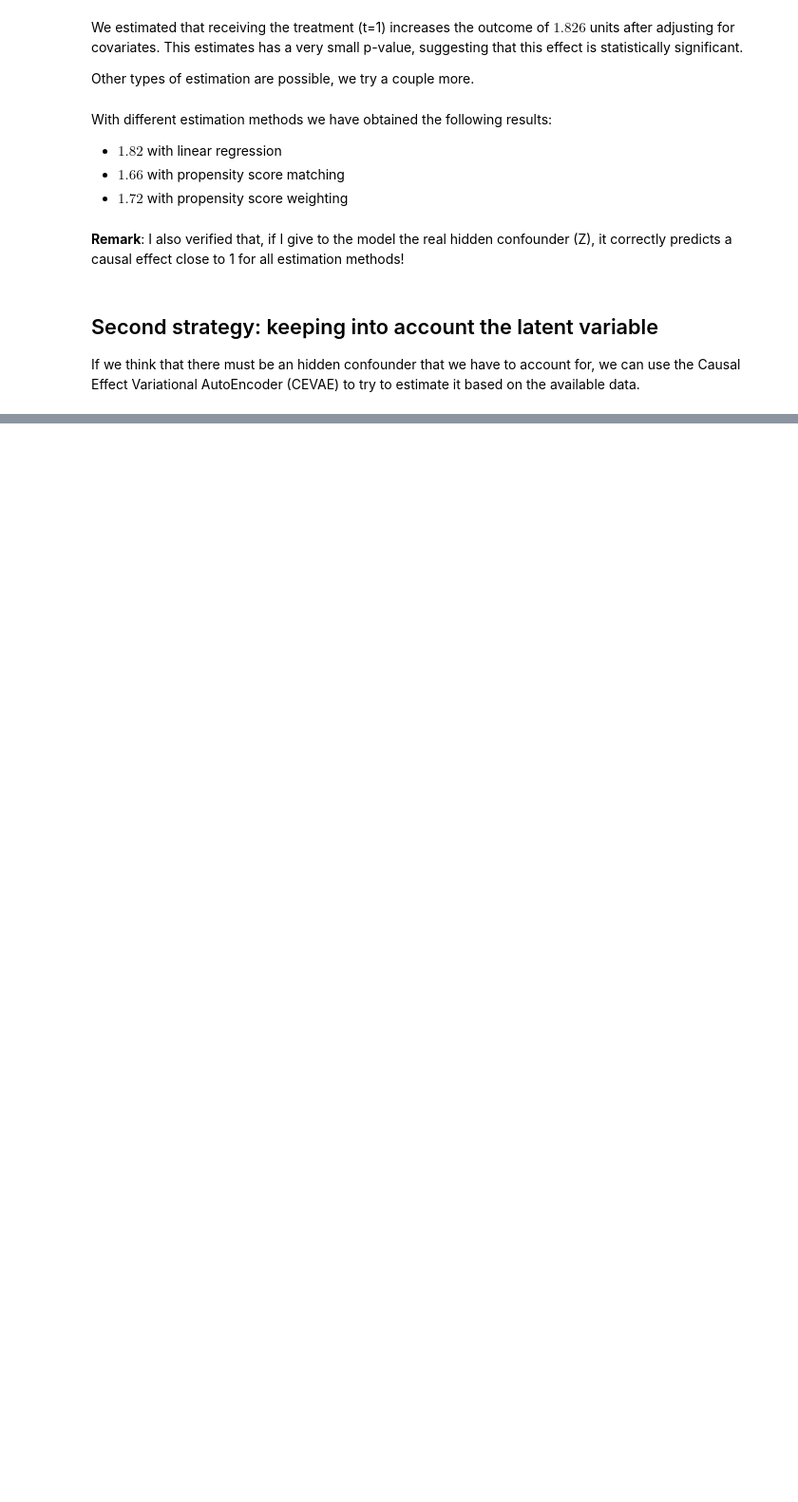
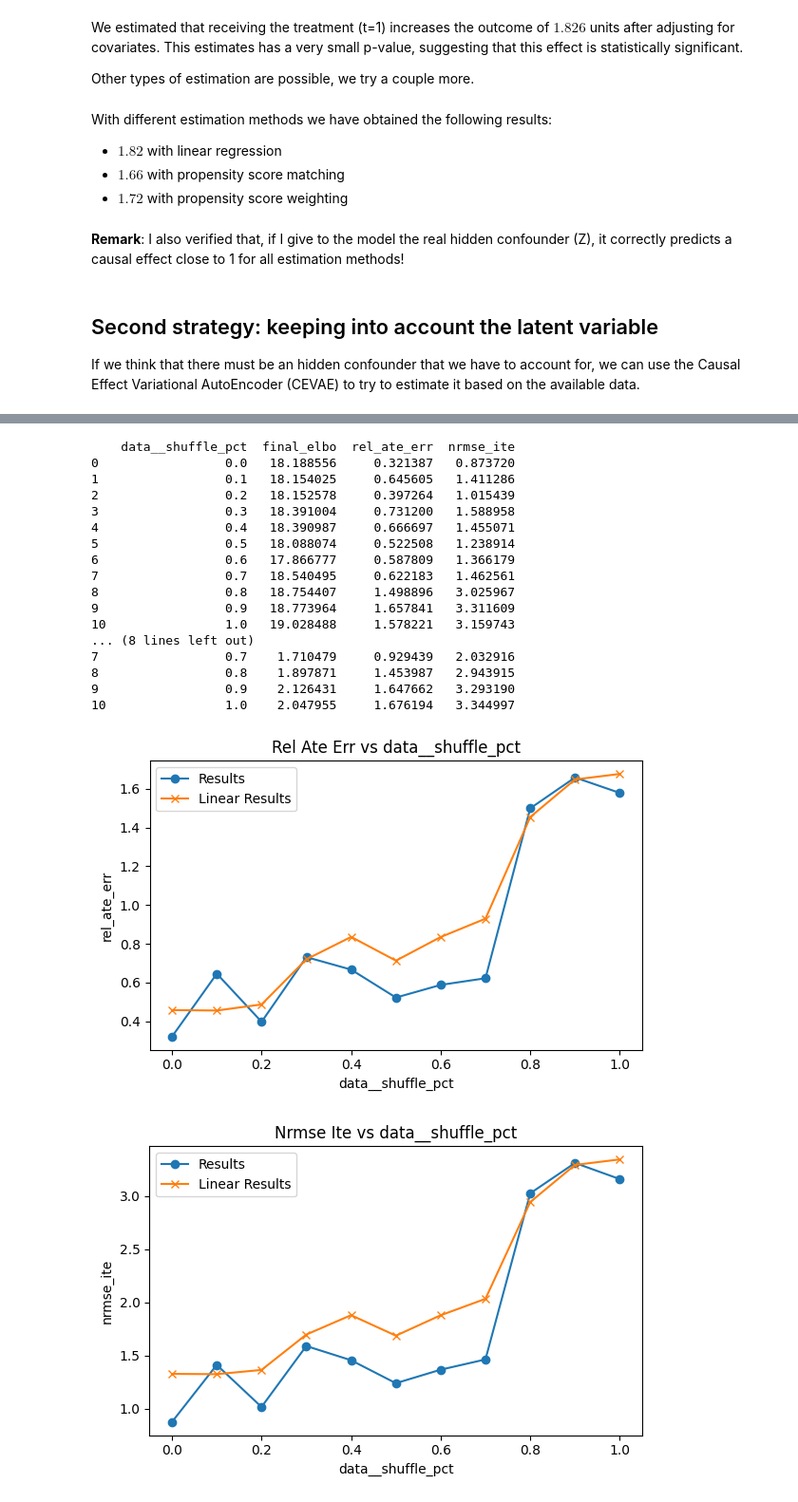
Before and after one commit to christianfaccio/causal_machine_learning, a Jupyter notebook: src/causal_effect_inference.ipynb, the cells around one changed output, grey strips where cells are left out. Shown at 95% size. Saved outputs shown, nothing was run; the diff lists cells and outputs as text; code cells hidden in the pictures; blank space fills up the shorter version.

```diff
--- a/src/causal_effect_inference.ipynb
+++ b/src/causal_effect_inference.ipynb
@@ -689,0 +669,26 @@ plot_experiment_results(results)
+# %%
+# set up params to sweep
+param_grid = {
+    "data__shuffle_pct": np.linspace(0.0, 1.0, 11)
+}
+
+# run the experiment
+res = run_experiment(
+    param_grid,
+    data_fn=synthetic_dataset_non_linear,
+    model_cls=CEVAE,
+    metrics_fns=metrics,
+    data_kwargs=data_defaults_non_lin,
+    model_kwargs=model_defaults,
+    fit_kwargs=fit_defaults,
+)
+
+res_baseline = run_experiment(
+    param_grid   = param_grid,
+    data_fn      = synthetic_dataset_non_linear,
+    model_cls    = LinearModel,
+    metrics_fns  = metrics,
+    data_kwargs = data_defaults_non_lin,
+    model_kwargs  = {},
+    fit_kwargs   = {},
+)
@@ -689,0 +713,24 @@ plot_experiment_results(results)
+# %%
+print(res)
+print(res_baseline)
+plot_two_experiment_results(res, res_baseline, x_param="data__shuffle_pct")
+# %% [output]
+    data__shuffle_pct  final_elbo  rel_ate_err  nrmse_ite
+0                 0.0   18.188556     0.321387   0.873720
+1                 0.1   18.154025     0.645605   1.411286
+2                 0.2   18.152578     0.397264   1.015439
+3                 0.3   18.391004     0.731200   1.588958
+4                 0.4   18.390987     0.666697   1.455071
+5                 0.5   18.088074     0.522508   1.238914
+6                 0.6   17.866777     0.587809   1.366179
+7                 0.7   18.540495     0.622183   1.462561
+8                 0.8   18.754407     1.498896   3.025967
+9                 0.9   18.773964     1.657841   3.311609
+10                1.0   19.028488     1.578221   3.159743
+... (8 lines left out)
+7                 0.7    1.710479     0.929439   2.032916
+8                 0.8    1.897871     1.453987   2.943915
+9                 0.9    2.126431     1.647662   3.293190
+10                1.0    2.047955     1.676194   3.344997
+[figure, added]
+[figure, added]
```
Also changed, not shown: parts of 62 cells of this notebook, 4 other files.
